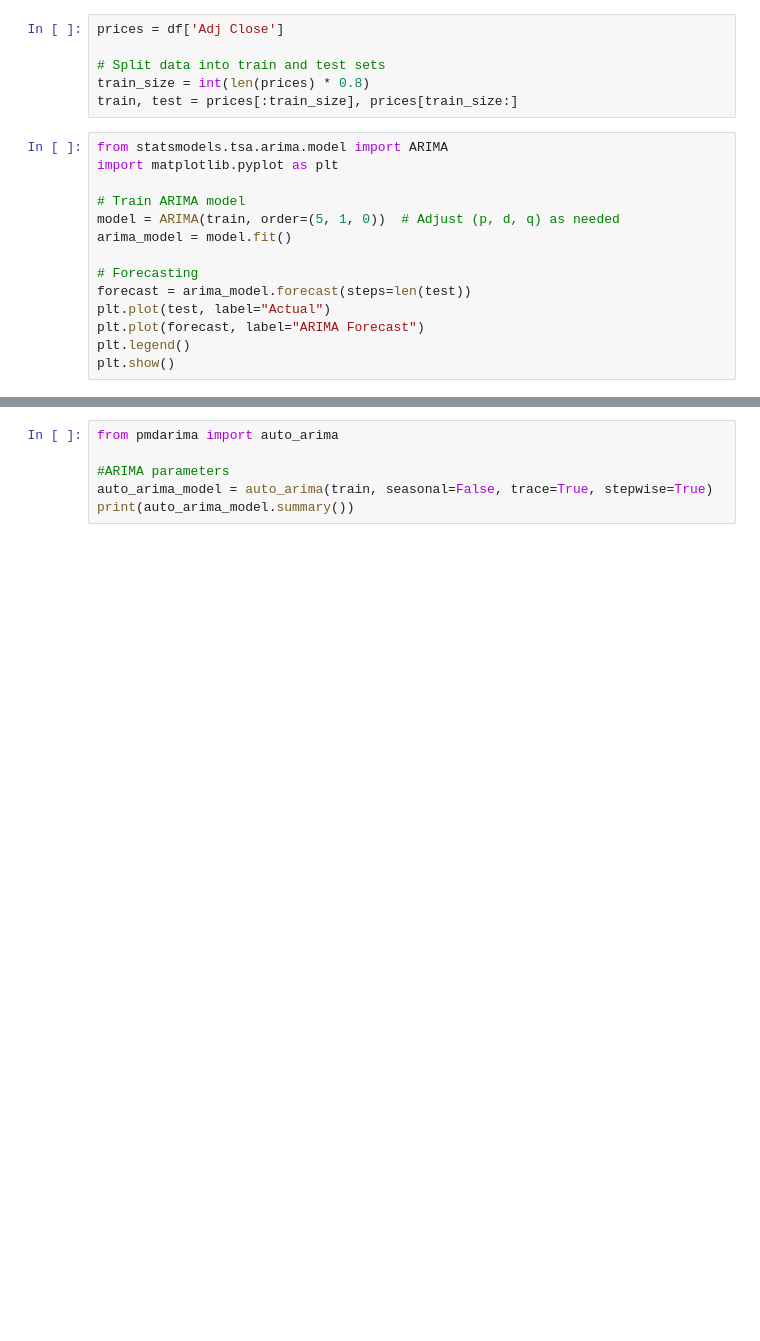
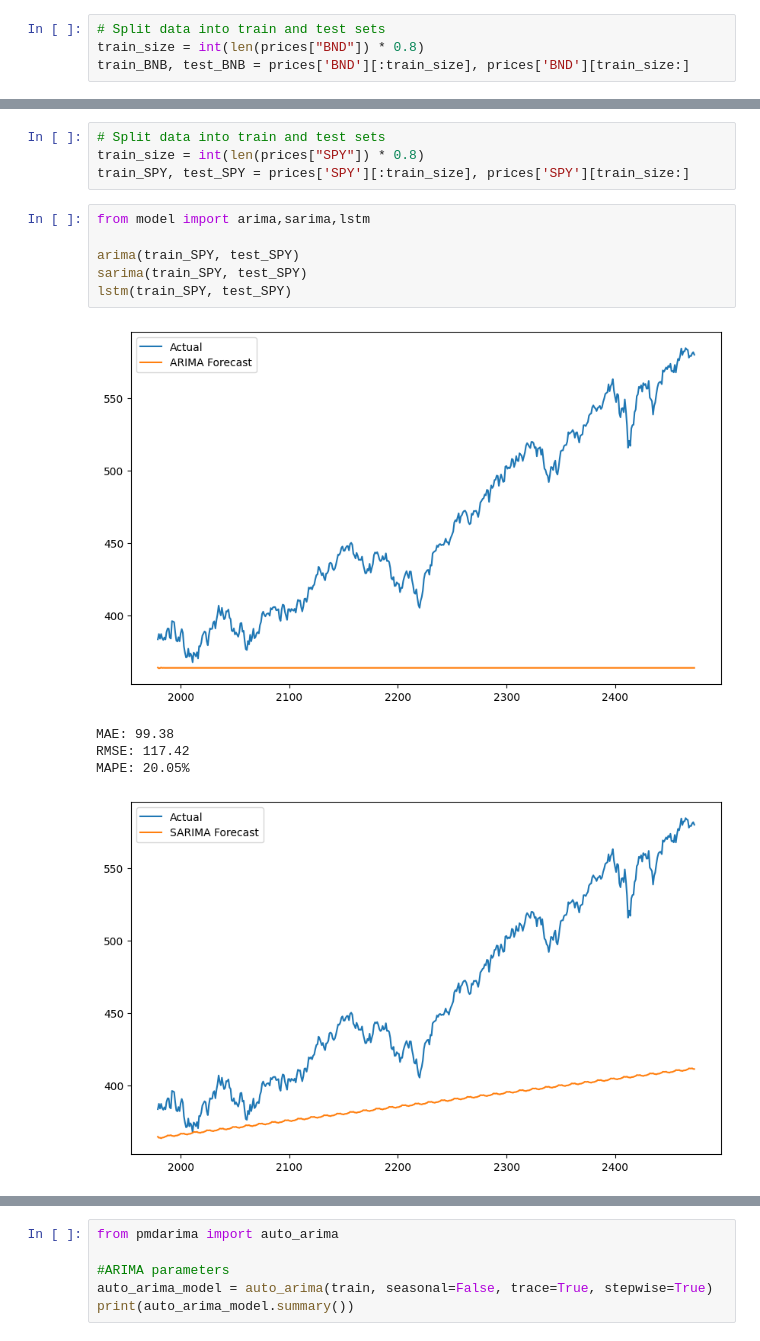
Before and after one commit to dani6566/PredictivePortfolio, a Jupyter notebook: Notebooks/Model.ipynb, the cells around one changed output, grey strips where cells are left out. Drawn from its saved outputs; the diff is of its cells as text; blank space fills up the shorter version.

```diff
--- a/Notebooks/Model.ipynb
+++ b/Notebooks/Model.ipynb
@@ -6,20 +63,4 @@ df = pd.read_csv("/content/TSLA_historical_data.csv")
 # %%
-prices = df['Adj Close']
-
 # Split data into train and test sets
-train_size = int(len(prices) * 0.8)
-train, test = prices[:train_size], prices[train_size:]
+train_size = int(len(prices["BND"]) * 0.8)
+train_BNB, test_BNB = prices['BND'][:train_size], prices['BND'][train_size:]
-# %%
-from statsmodels.tsa.arima.model import ARIMA
-import matplotlib.pyplot as plt
-
-# Train ARIMA model
-model = ARIMA(train, order=(5, 1, 0))  # Adjust (p, d, q) as needed
-arima_model = model.fit()
-
-# Forecasting
-forecast = arima_model.forecast(steps=len(test))
-plt.plot(test, label="Actual")
-plt.plot(forecast, label="ARIMA Forecast")
-plt.legend()
-plt.show()
@@ -103,0 +102,16 @@ Epoch 10/10
+# %%
+# Split data into train and test sets
+train_size = int(len(prices["SPY"]) * 0.8)
+train_SPY, test_SPY = prices['SPY'][:train_size], prices['SPY'][train_size:]
+# %%
+from model import arima,sarima,lstm
+
+arima(train_SPY, test_SPY)
+sarima(train_SPY, test_SPY)
+lstm(train_SPY, test_SPY)
+# %% [output]
+[figure, added]
+MAE: 99.38
+RMSE: 117.42
+MAPE: 20.05%
+[figure, added]
```
Also changed, not shown: parts of 16 cells of this notebook.
